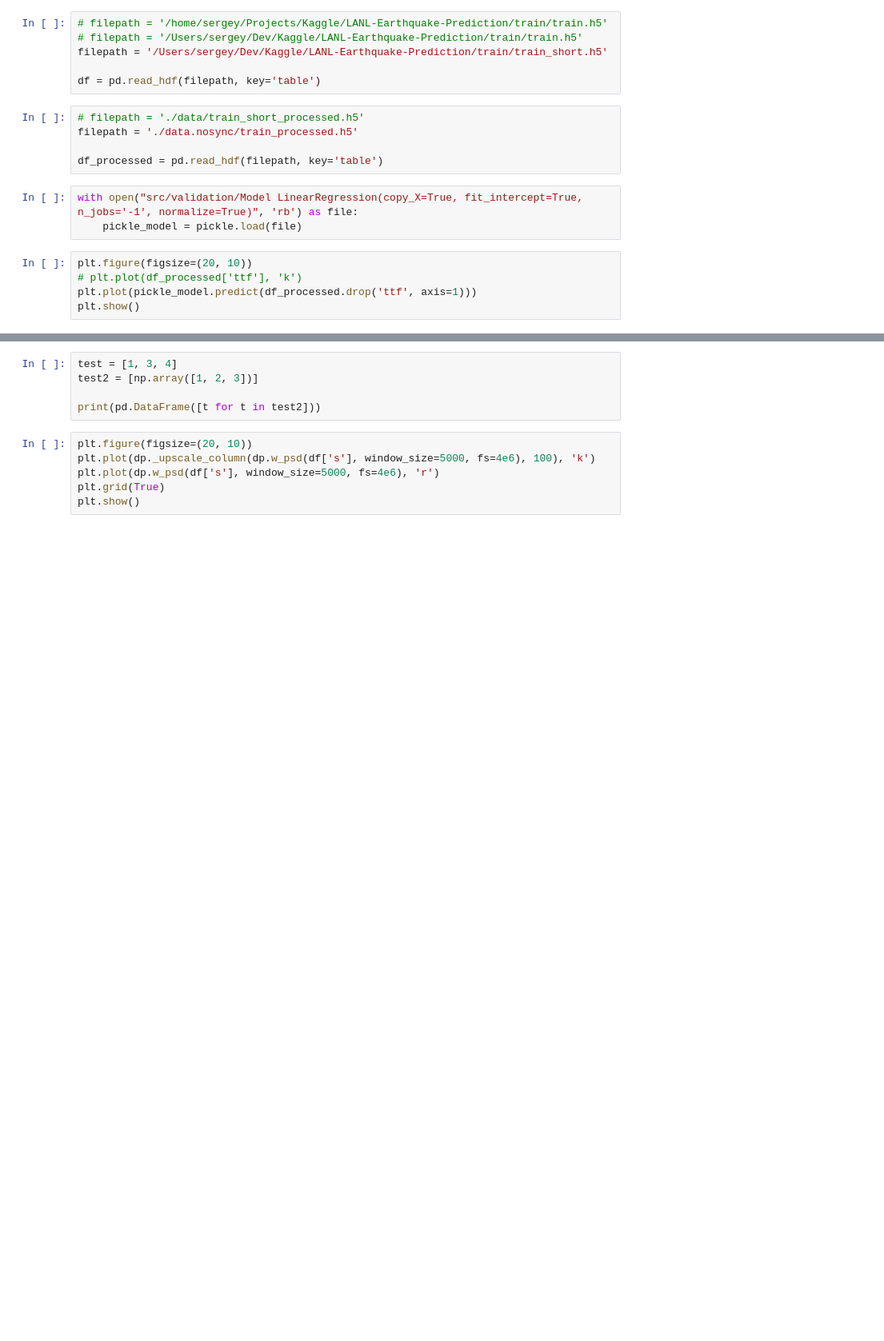
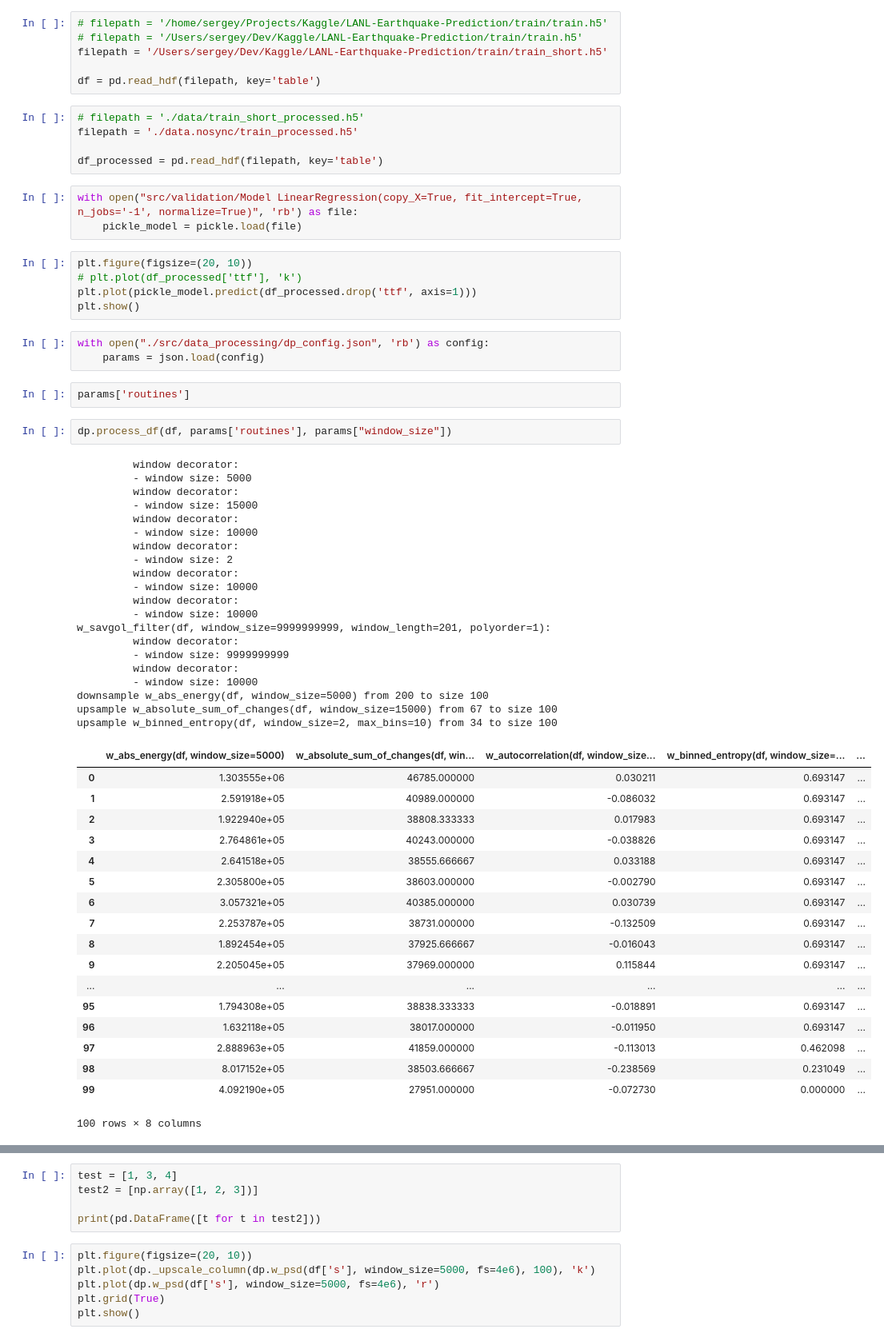
Before and after one commit to SIakovlev/LANL-Earthquake, a Jupyter notebook: Drafts.ipynb, the cells around one changed output, grey strips where cells are left out. Shown at 80% size. Cells and saved outputs as stored; diff of their text form; blank space fills up the shorter version.

```diff
--- a/Drafts.ipynb
+++ b/Drafts.ipynb
@@ -46,5 +46,51 @@ plt.figure(figsize=(20, 10))
 # plt.plot(df_processed['ttf'], 'k')
 plt.plot(pickle_model.predict(df_processed.drop('ttf', axis=1)))
 plt.show()
+# %%
+with open("./src/data_processing/dp_config.json", 'rb') as config:
+    params = json.load(config)
+# %%
+params['routines']
+# %%
+dp.process_df(df, params['routines'], params["window_size"])
+# %% [output]
+         window decorator:
+         - window size: 5000
+         window decorator:
+         - window size: 15000
+         window decorator:
+         - window size: 10000
+         window decorator:
+         - window size: 2
+         window decorator:
+         - window size: 10000
+         window decorator:
+         - window size: 10000
+w_savgol_filter(df, window_size=9999999999, window_length=201, polyorder=1):
+         window decorator:
+         - window size: 9999999999
+         window decorator:
+         - window size: 10000
+downsample w_abs_energy(df, window_size=5000) from 200 to size 100
+upsample w_absolute_sum_of_changes(df, window_size=15000) from 67 to size 100
+upsample w_binned_entropy(df, window_size=2, max_bins=10) from 34 to size 100
+|  | w_abs_energy(df, window_size=5000) | w_absolute_sum_of_changes(df, win... | w_autocorrelation(df, window_size... | w_binned_entropy(df, window_size=... | ... |
+| 0 | 1.303555e+06 | 46785.000000 | 0.030211 | 0.693147 | ... |
+| 1 | 2.591918e+05 | 40989.000000 | -0.086032 | 0.693147 | ... |
+| 2 | 1.922940e+05 | 38808.333333 | 0.017983 | 0.693147 | ... |
+| 3 | 2.764861e+05 | 40243.000000 | -0.038826 | 0.693147 | ... |
+| 4 | 2.641518e+05 | 38555.666667 | 0.033188 | 0.693147 | ... |
+| 5 | 2.305800e+05 | 38603.000000 | -0.002790 | 0.693147 | ... |
+| 6 | 3.057321e+05 | 40385.000000 | 0.030739 | 0.693147 | ... |
+| 7 | 2.253787e+05 | 38731.000000 | -0.132509 | 0.693147 | ... |
+| 8 | 1.892454e+05 | 37925.666667 | -0.016043 | 0.693147 | ... |
+| 9 | 2.205045e+05 | 37969.000000 | 0.115844 | 0.693147 | ... |
+| ... | ... | ... | ... | ... | ... |
+| 95 | 1.794308e+05 | 38838.333333 | -0.018891 | 0.693147 | ... |
+| 96 | 1.632118e+05 | 38017.000000 | -0.011950 | 0.693147 | ... |
+| 97 | 2.888963e+05 | 41859.000000 | -0.113013 | 0.462098 | ... |
+| 98 | 8.017152e+05 | 38503.666667 | -0.238569 | 0.231049 | ... |
+| 99 | 4.092190e+05 | 27951.000000 | -0.072730 | 0.000000 | ... |
+100 rows × 8 columns
 # %%
 dp.w_psd(df['s'], window_size=10000, desc_line="Test", save_path="./data.nosync/w_psd.h5")
```
Also changed, not shown: parts of 4 cells of this notebook, 1 other file.
